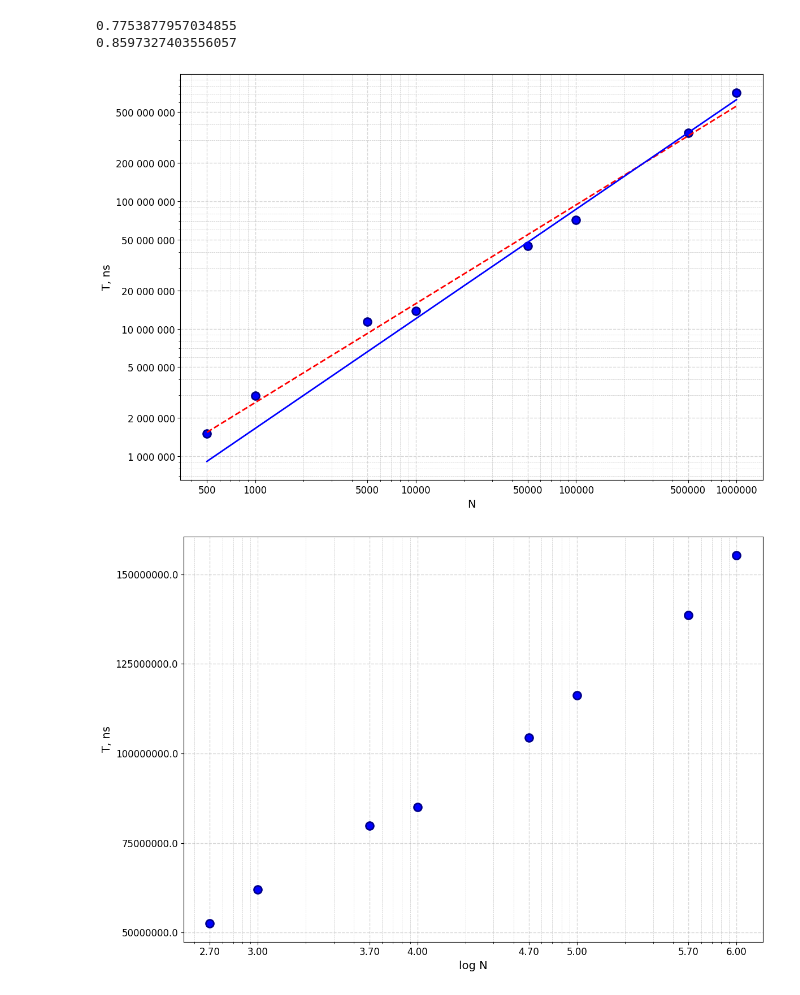
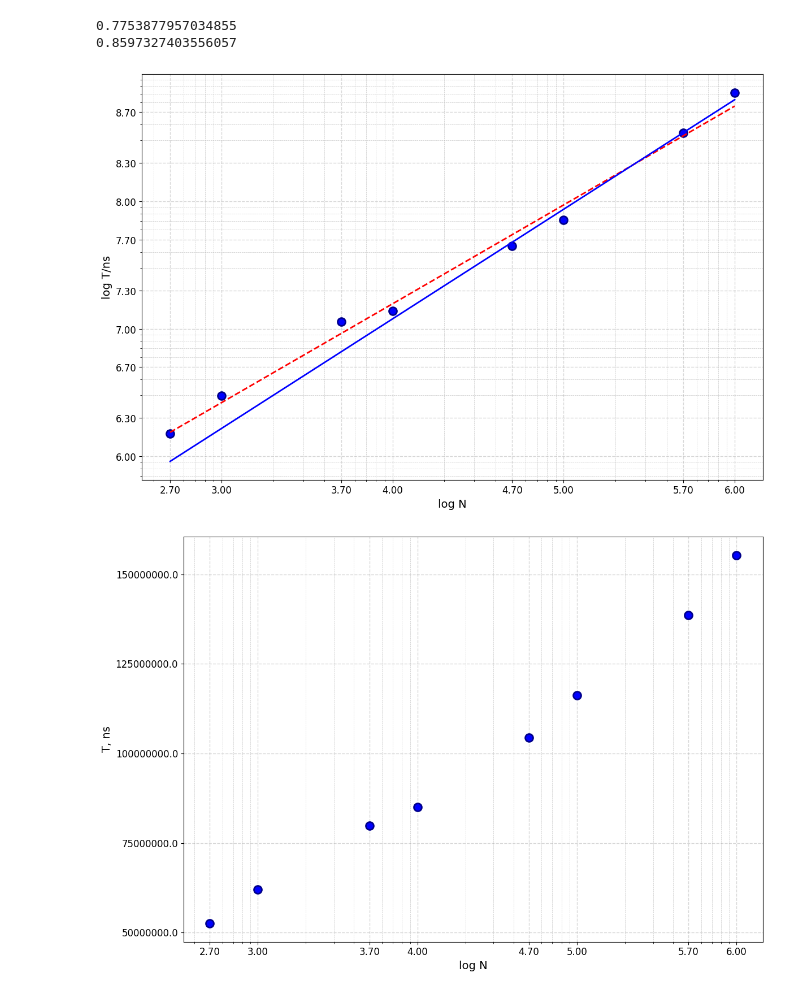
Before and after one commit to ak4235920/laboratory-mipt-2026-cpp, a Jupyter notebook: lab01/code/graphs.ipynb, the cells around one changed output. Drawn from its saved outputs; the diff is of its cells as text; code cells hidden in the pictures.

```diff
--- a/lab01/code/graphs.ipynb
+++ b/lab01/code/graphs.ipynb
@@ -9,39 +9,38 @@ plt.plot(x, y, 'bo', markersize=10, markeredgewidth=2, markeredgecolor='darkblue
 plt.xscale('log')
 plt.yscale('log')
 log_x = np.log10(x)
 log_y = np.log10(y)
 coeffs = np.polyfit(log_x, log_y, 1)
 k, b = coeffs
 x_fit = np.logspace(np.log10(min(x)), np.log10(max(x)), 100)
 y_fit = 10**b * x_fit**k
-plt.xlabel('N', fontsize=14)
-plt.ylabel('T, ns', fontsize=14)
+plt.xlabel('log N', fontsize=14)
+plt.ylabel('log T/ns', fontsize=14)
 custom_xticks = [500, 1000, 5000, 10000, 50000, 100000, 500000, 1000000]
-custom_xtick_labels = [500, 1000, 5000, 10000, 50000, 100000, 500000, 1000000]
+custom_xtick_labels = [f'{np.log10(val):.2f}' for val in custom_xticks]
 plt.xticks(custom_xticks, custom_xtick_labels, fontsize=12)
 custom_yticks = [1e6, 2e6, 5e6, 1e7, 2e7, 5e7, 1e8, 2e8, 5e8, 1e9]
-custom_ytick_labels = [1e6, 2e6, 5e6, 1e7, 2e7, 5e7, 1e8, 2e8, 5e8, 1e9]
+custom_ytick_labels = [f'{np.log10(val):.2f}' for val in custom_yticks]
 plt.yticks(custom_yticks, custom_ytick_labels, fontsize=12)
-plt.gca().yaxis.set_major_formatter(plt.FuncFormatter(lambda x, p: f'{int(x):,}'.replace(',', ' ')))
 plt.grid(True, which='both', linestyle='--', linewidth=0.5, alpha=0.7)
 plt.grid(True, which='major', linewidth=1, alpha=0.5)
 print(k)
 plt.plot(x_fit, y_fit, 'r--', linewidth=2)
 u = np.delete(log_x, [0, 1, 2])
 v = np.delete(log_y, [0, 1, 2])
 c = np.polyfit(u, v, 1)
 k1, b1 = c
 print(k1)
 x_fit1 = np.logspace(np.log10(min(x)), np.log10(max(x)), 100)
 y_fit1 = 10**b1 * x_fit1**k1
 plt.plot(x_fit1, y_fit1, 'b-', linewidth=2)
 plt.tight_layout()
 plt.savefig('1.simple.pdf', bbox_inches='tight', facecolor='white')
 plt.show()
 # %% [output]
 0.7753877957034855
 0.8597327403556057
-[figure, old version]
+[figure, new version]
 # %%
 import matplotlib.pyplot as plt
 import numpy as np
```
Also changed, not shown: parts of 8 cells of this notebook.
